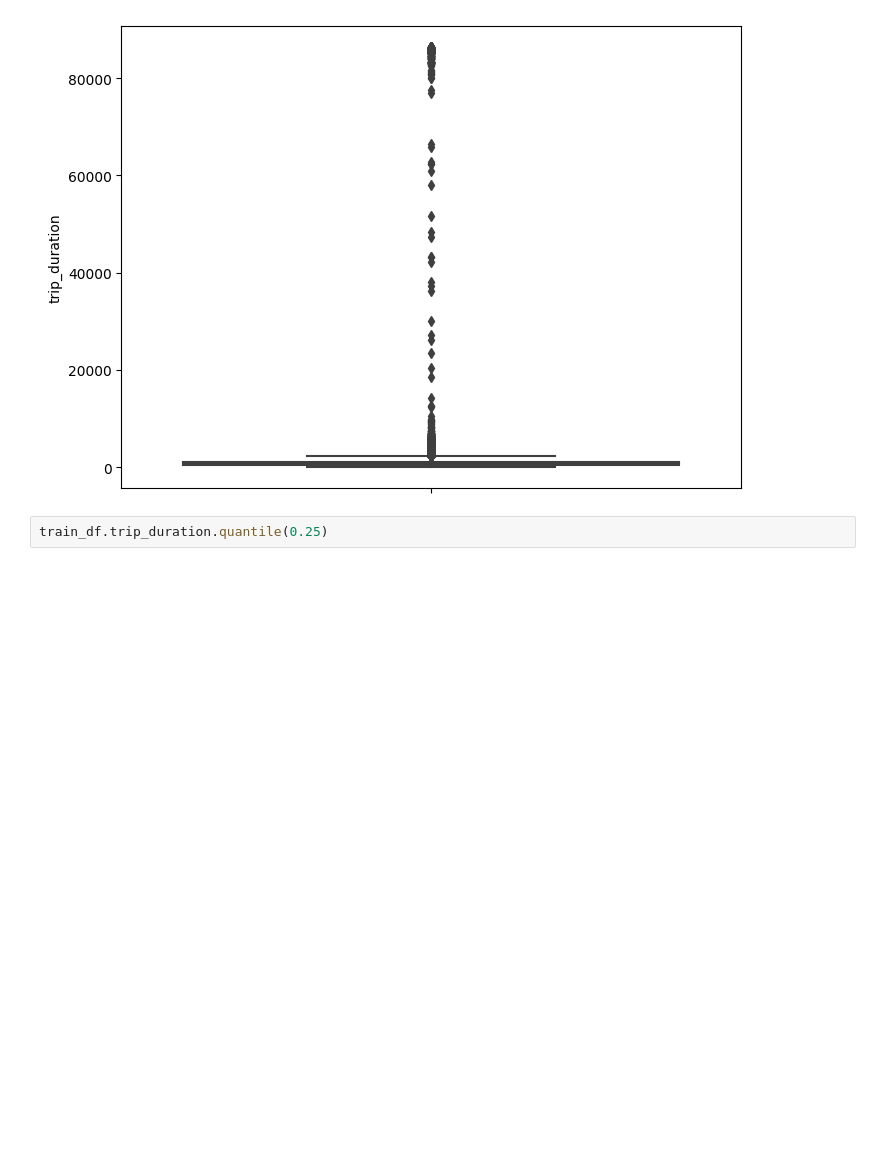
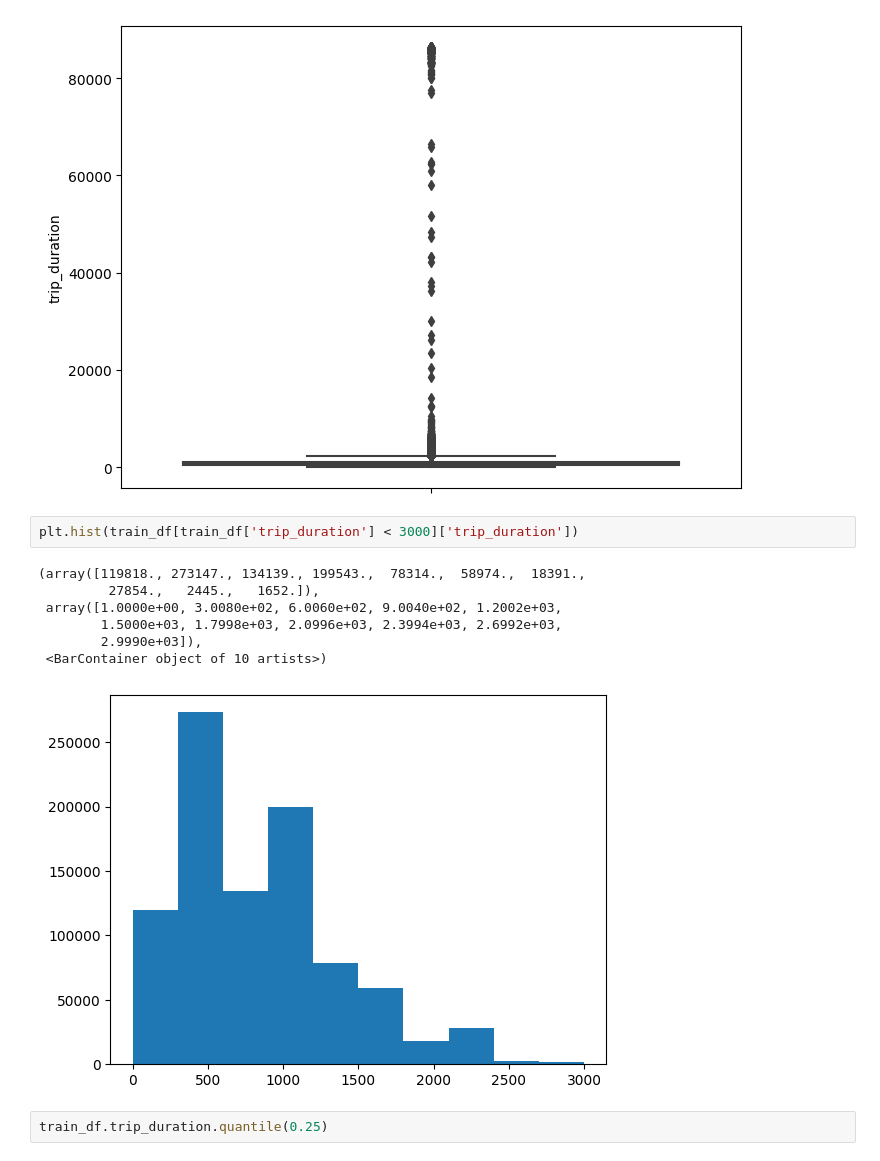
Before and after one commit to denizgezerli/nyc_taxi_trip_duration, a Jupyter notebook: notebooks/analysis.ipynb, the cells around one changed output. Cells and saved outputs as stored; diff of their text form; blank space fills up the shorter version.

```diff
--- a/notebooks/analysis.ipynb
+++ b/notebooks/analysis.ipynb
@@ -64,6 +64,16 @@ sns.boxplot(y=train_df['trip_duration'])
 # %% [output]
 <Axes: ylabel='trip_duration'>
 [figure]
+# %%
+plt.hist(train_df[train_df['trip_duration'] < 3000]['trip_duration'])
+# %% [output]
+(array([119818., 273147., 134139., 199543.,  78314.,  58974.,  18391.,
+         27854.,   2445.,   1652.]),
+ array([1.0000e+00, 3.0080e+02, 6.0060e+02, 9.0040e+02, 1.2002e+03,
+        1.5000e+03, 1.7998e+03, 2.0996e+03, 2.3994e+03, 2.6992e+03,
+        2.9990e+03]),
+ <BarContainer object of 10 artists>)
+[figure, added]
 # %%
 train_df.trip_duration.quantile(0.25)
 # %% [output]
```
Also changed, not shown: parts of 10 cells of this notebook.
